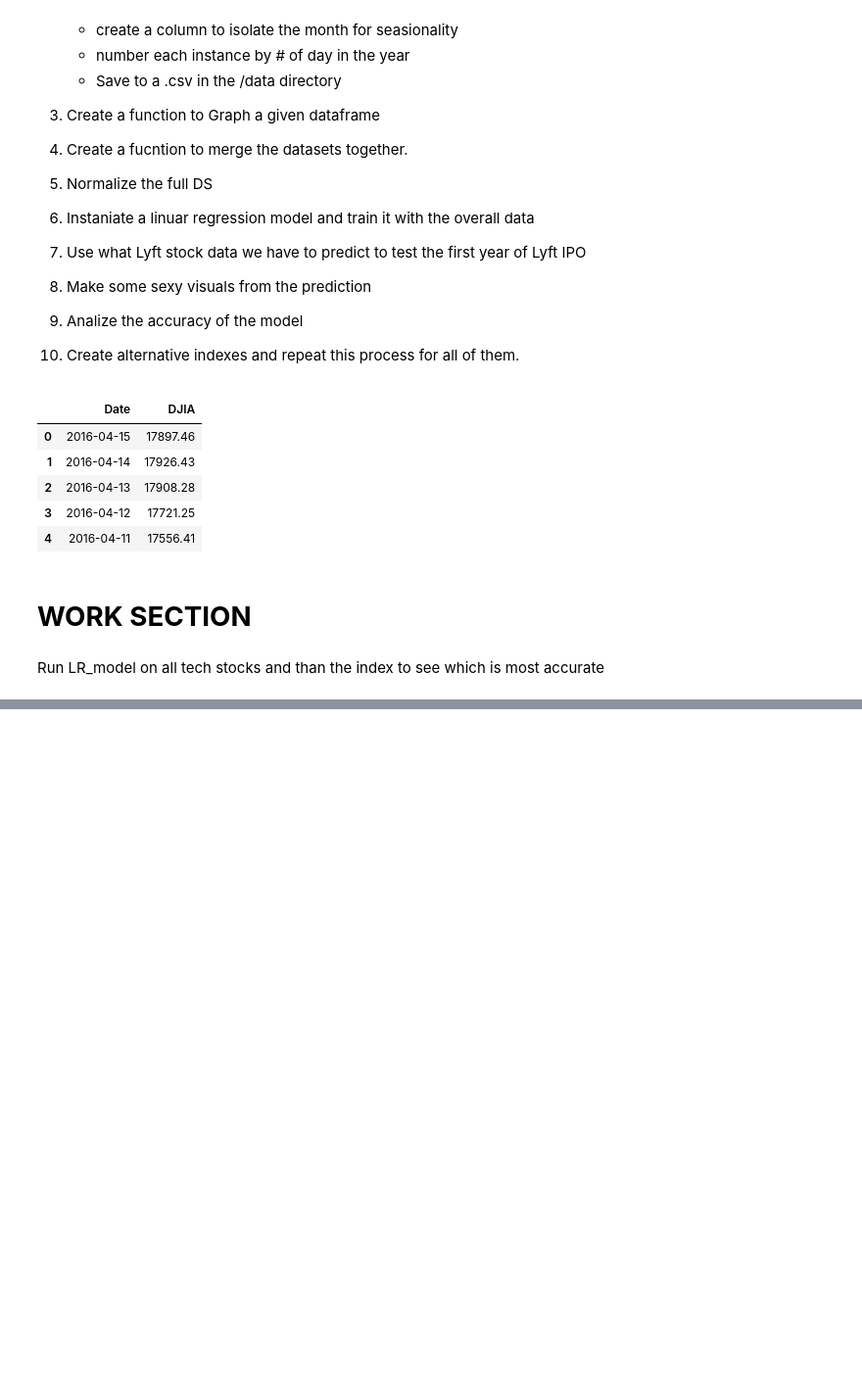
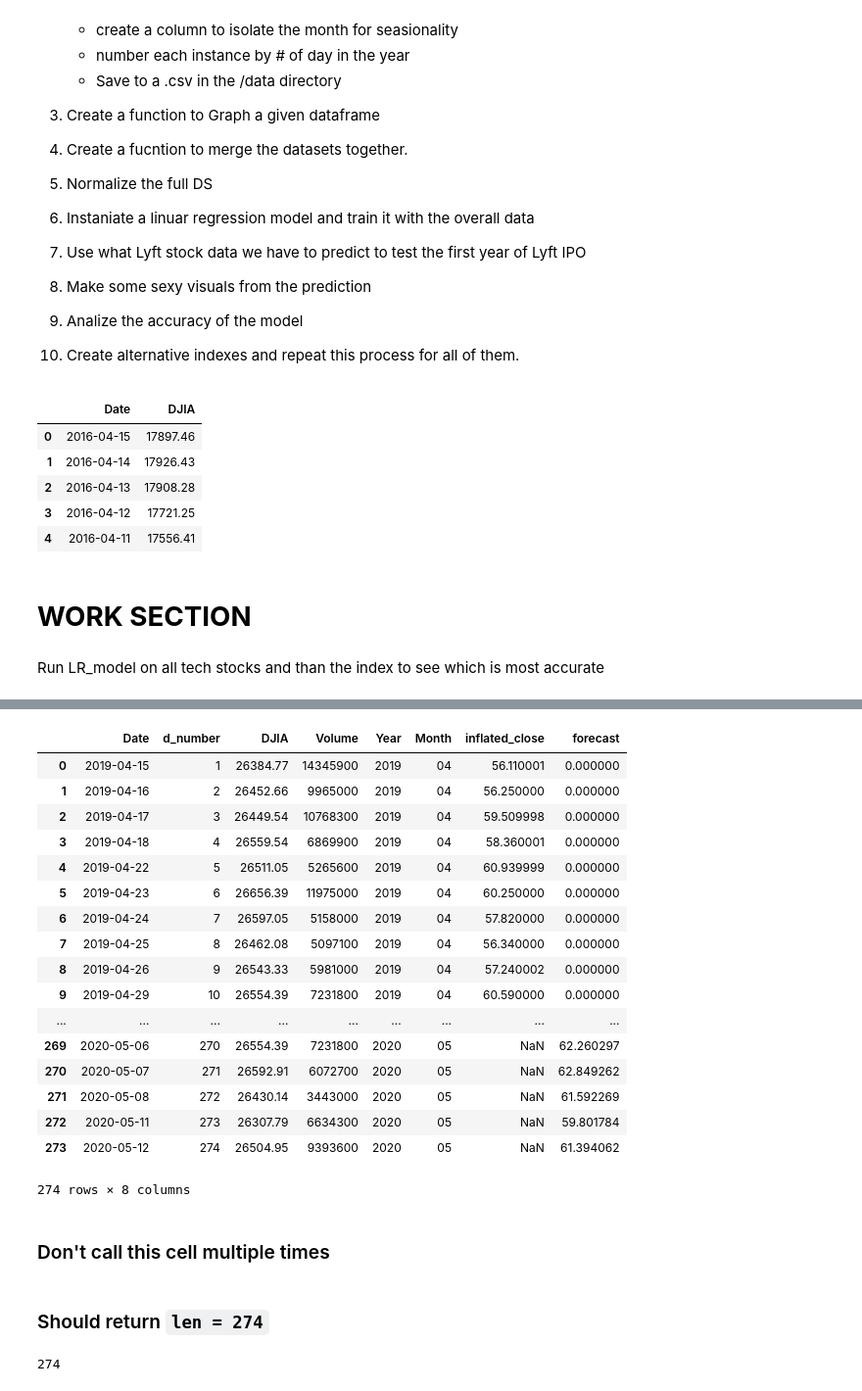
Before and after one commit to capt-alien/Lyft_stock_project, a Jupyter notebook: Lyft_project.ipynb, the cells around one changed output, grey strips where cells are left out. Shown: that part at 98% size. Saved outputs shown, nothing was run; the diff lists cells and outputs as text; code cells hidden in the pictures; blank space fills up the shorter version.

Commit message:
linuar predictor works

```diff
--- a/Lyft_project.ipynb
+++ b/Lyft_project.ipynb
@@ -213,7 +213,7 @@ def open_stock_csv(stock):
     df["inflated_low"]= df["Low"]
     df["inflated_close"]=df["Close"]
     #make it like the same
-    df=df[["Date","d_number", "Month", "Year", "Volume", "DJIA", "inflated_close"]]
+    df=df[["Date","d_number", "DJIA", "Volume", "Year", "Month", "inflated_close"]]
 
 
     return df
@@ -385,0 +421,3 @@ print(tech_index_params['accuracy'])
+# %%
+lyft_df= open_stock_csv('LYFT')
+lyft_df.tail()
@@ -385,0 +431,55 @@ print(tech_index_params['accuracy'])
+# %%
+def limited_data_predictor(features, df, data_entries=19):
+    X, y = df[features], df["inflated_close"]
+
+    X_train = X[:20] # Feature data from Rows 1-19
+    X_test = X[20:] # Feature data from Row 20->
+    y_train = y[:20] # Close data from Rows 1-19
+#     y_test # DOES NOT EXIST
+
+    #fit the data
+    model_LinReg = LinearRegression()
+    model_LinReg.fit(X_train, y_train)
+
+    y_pred = model_LinReg.predict(X_test)
+    weights, intercept = model_LinReg.coef_, model_LinReg.intercept_
+#     RSq, MSE = r2_score(y_test, y_pred), mean_squared_error(y_test, y_pred)
+
+    # add projections to the dataframe
+    y_pred = np.insert(y_pred, 0, np.zeros(data_entries+1))
+    df["forecast"] = y_pred
+
+    ret_params = {
+        "y_pred": y_pred,
+        "weights": weights,
+        "intercept": intercept
+#         "RSq": RSq,
+#         "MSE": MSE
+    }
+
+    return df
+# %%
+lyft_projection= limited_data_predictor(all_features, lyft_df)
+# %%
+lyft_projection
+# %% [output]
+|  | Date | d_number | DJIA | Volume | Year | Month | inflated_close | forecast |
+| 0 | 2019-04-15 | 1 | 26384.77 | 14345900 | 2019 | 04 | 56.110001 | 0.000000 |
+| 1 | 2019-04-16 | 2 | 26452.66 | 9965000 | 2019 | 04 | 56.250000 | 0.000000 |
+| 2 | 2019-04-17 | 3 | 26449.54 | 10768300 | 2019 | 04 | 59.509998 | 0.000000 |
+| 3 | 2019-04-18 | 4 | 26559.54 | 6869900 | 2019 | 04 | 58.360001 | 0.000000 |
+| 4 | 2019-04-22 | 5 | 26511.05 | 5265600 | 2019 | 04 | 60.939999 | 0.000000 |
+| 5 | 2019-04-23 | 6 | 26656.39 | 11975000 | 2019 | 04 | 60.250000 | 0.000000 |
+| 6 | 2019-04-24 | 7 | 26597.05 | 5158000 | 2019 | 04 | 57.820000 | 0.000000 |
+| 7 | 2019-04-25 | 8 | 26462.08 | 5097100 | 2019 | 04 | 56.340000 | 0.000000 |
+| 8 | 2019-04-26 | 9 | 26543.33 | 5981000 | 2019 | 04 | 57.240002 | 0.000000 |
+| 9 | 2019-04-29 | 10 | 26554.39 | 7231800 | 2019 | 04 | 60.590000 | 0.000000 |
+| ... | ... | ... | ... | ... | ... | ... | ... | ... |
+| 269 | 2020-05-06 | 270 | 26554.39 | 7231800 | 2020 | 05 | NaN | 62.260297 |
+| 270 | 2020-05-07 | 271 | 26592.91 | 6072700 | 2020 | 05 | NaN | 62.849262 |
+| 271 | 2020-05-08 | 272 | 26430.14 | 3443000 | 2020 | 05 | NaN | 61.592269 |
+| 272 | 2020-05-11 | 273 | 26307.79 | 6634300 | 2020 | 05 | NaN | 59.801784 |
+| 273 | 2020-05-12 | 274 | 26504.95 | 9393600 | 2020 | 05 | NaN | 61.394062 |
+274 rows × 8 columns
+# %% [markdown]
+### Don't call this cell multiple times
@@ -385,0 +488,6 @@ print(tech_index_params['accuracy'])
+# %% [markdown]
+### Should return `len = 274`
+# %%
+len(y_pred)
+# %% [output]
+274
```
Also changed, not shown: parts of 17 cells of this notebook.
